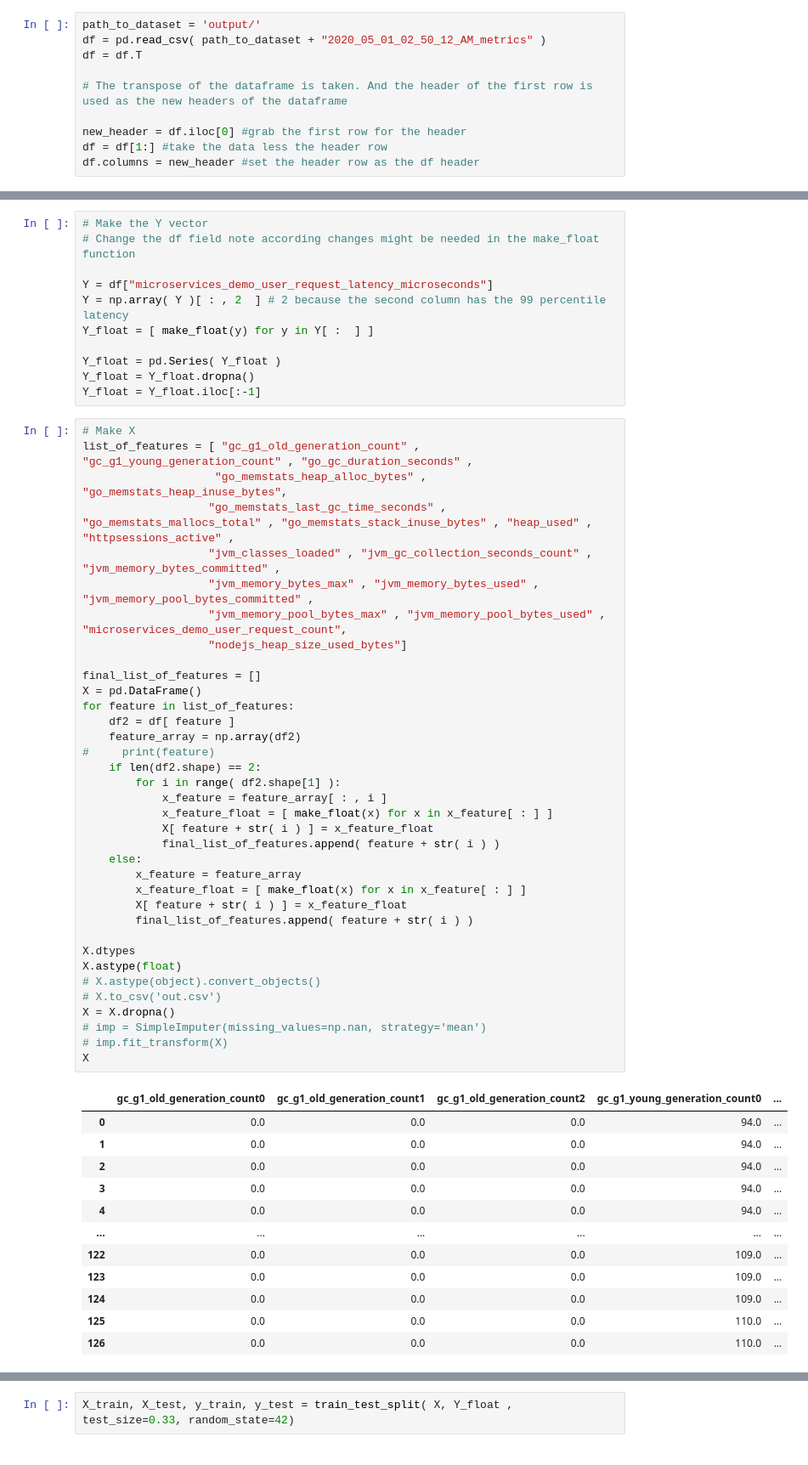
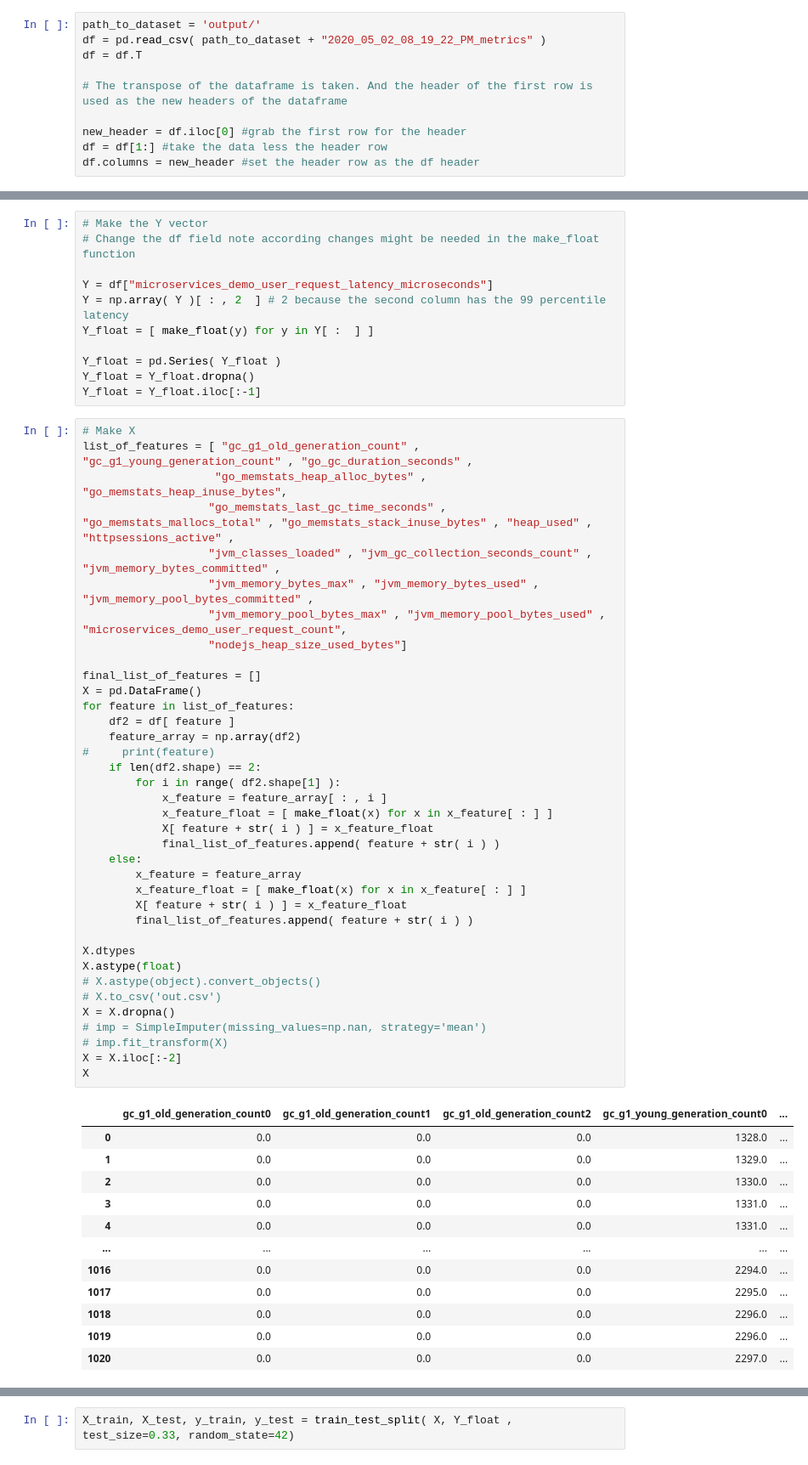
Before and after one commit to kc834/microservices-demo, a Jupyter notebook: train.ipynb, the cells around one changed output, grey strips where cells are left out. Shown at 85% size. Cells and saved outputs as stored; diff of their text form.

```diff
--- a/train.ipynb
+++ b/train.ipynb
@@ -24,7 +24,7 @@ from sklearn.impute import SimpleImputer
 from matplotlib.colors import Normalize
 # %%
 path_to_dataset = 'output/'
-df = pd.read_csv( path_to_dataset + "2020_05_01_02_50_12_AM_metrics" )
+df = pd.read_csv( path_to_dataset + "2020_05_02_08_19_22_PM_metrics" )
 df = df.T
 
 # The transpose of the dataframe is taken. And the header of the first row is used as the new headers of the dataframe
@@ -61,41 +61,42 @@ list_of_features = [ "gc_g1_old_generation_count" , "gc_g1_young_generation_coun
                    "nodejs_heap_size_used_bytes"]
 
 final_list_of_features = []
 X = pd.DataFrame()
 for feature in list_of_features:
     df2 = df[ feature ]
     feature_array = np.array(df2)
 #     print(feature)
     if len(df2.shape) == 2:
         for i in range( df2.shape[1] ):
             x_feature = feature_array[ : , i ]
             x_feature_float = [ make_float(x) for x in x_feature[ : ] ]
             X[ feature + str( i ) ] = x_feature_float
             final_list_of_features.append( feature + str( i ) )
     else:
         x_feature = feature_array
         x_feature_float = [ make_float(x) for x in x_feature[ : ] ]
         X[ feature + str( i ) ] = x_feature_float
         final_list_of_features.append( feature + str( i ) )
 
 X.dtypes
 X.astype(float)
 # X.astype(object).convert_objects()
 # X.to_csv('out.csv')
 X = X.dropna()
 # imp = SimpleImputer(missing_values=np.nan, strategy='mean')
 # imp.fit_transform(X)
+X = X.iloc[:-2]
 X
 # %% [output]
 |  | gc_g1_old_generation_count0 | gc_g1_old_generation_count1 | gc_g1_old_generation_count2 | gc_g1_young_generation_count0 | ... |
-| 0 | 0.0 | 0.0 | 0.0 | 94.0 | ... |
-| 1 | 0.0 | 0.0 | 0.0 | 94.0 | ... |
-| 2 | 0.0 | 0.0 | 0.0 | 94.0 | ... |
-| 3 | 0.0 | 0.0 | 0.0 | 94.0 | ... |
-| 4 | 0.0 | 0.0 | 0.0 | 94.0 | ... |
+| 0 | 0.0 | 0.0 | 0.0 | 1328.0 | ... |
+| 1 | 0.0 | 0.0 | 0.0 | 1329.0 | ... |
+| 2 | 0.0 | 0.0 | 0.0 | 1330.0 | ... |
+| 3 | 0.0 | 0.0 | 0.0 | 1331.0 | ... |
+| 4 | 0.0 | 0.0 | 0.0 | 1331.0 | ... |
 | ... | ... | ... | ... | ... | ... |
-| 122 | 0.0 | 0.0 | 0.0 | 109.0 | ... |
-| 123 | 0.0 | 0.0 | 0.0 | 109.0 | ... |
-| 124 | 0.0 | 0.0 | 0.0 | 109.0 | ... |
-| 125 | 0.0 | 0.0 | 0.0 | 110.0 | ... |
-| 126 | 0.0 | 0.0 | 0.0 | 110.0 | ... |
+| 1016 | 0.0 | 0.0 | 0.0 | 2294.0 | ... |
+| 1017 | 0.0 | 0.0 | 0.0 | 2295.0 | ... |
+| 1018 | 0.0 | 0.0 | 0.0 | 2296.0 | ... |
+| 1019 | 0.0 | 0.0 | 0.0 | 2296.0 | ... |
+| 1020 | 0.0 | 0.0 | 0.0 | 2297.0 | ... |
```
Also changed, not shown: parts of 16 cells of this notebook.
